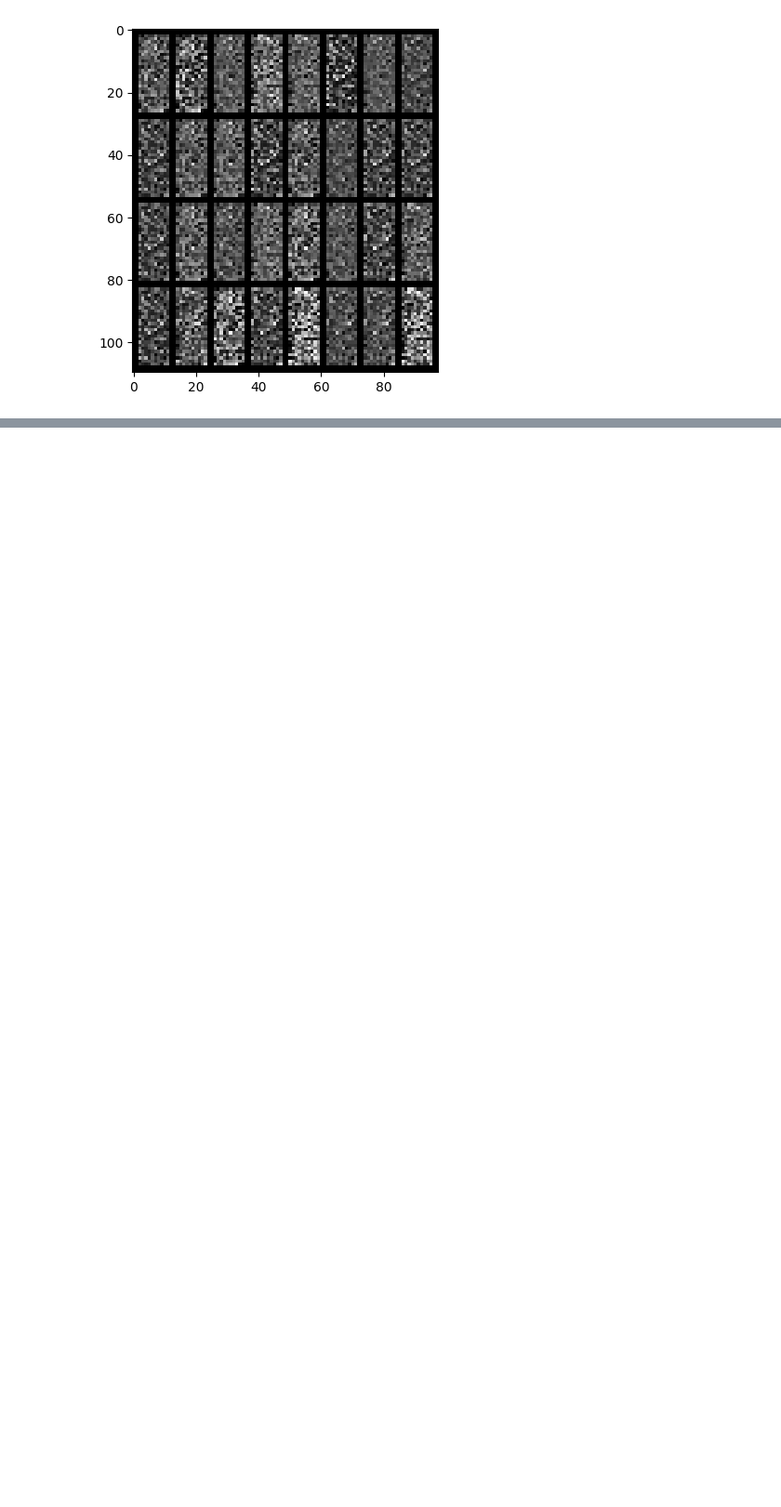
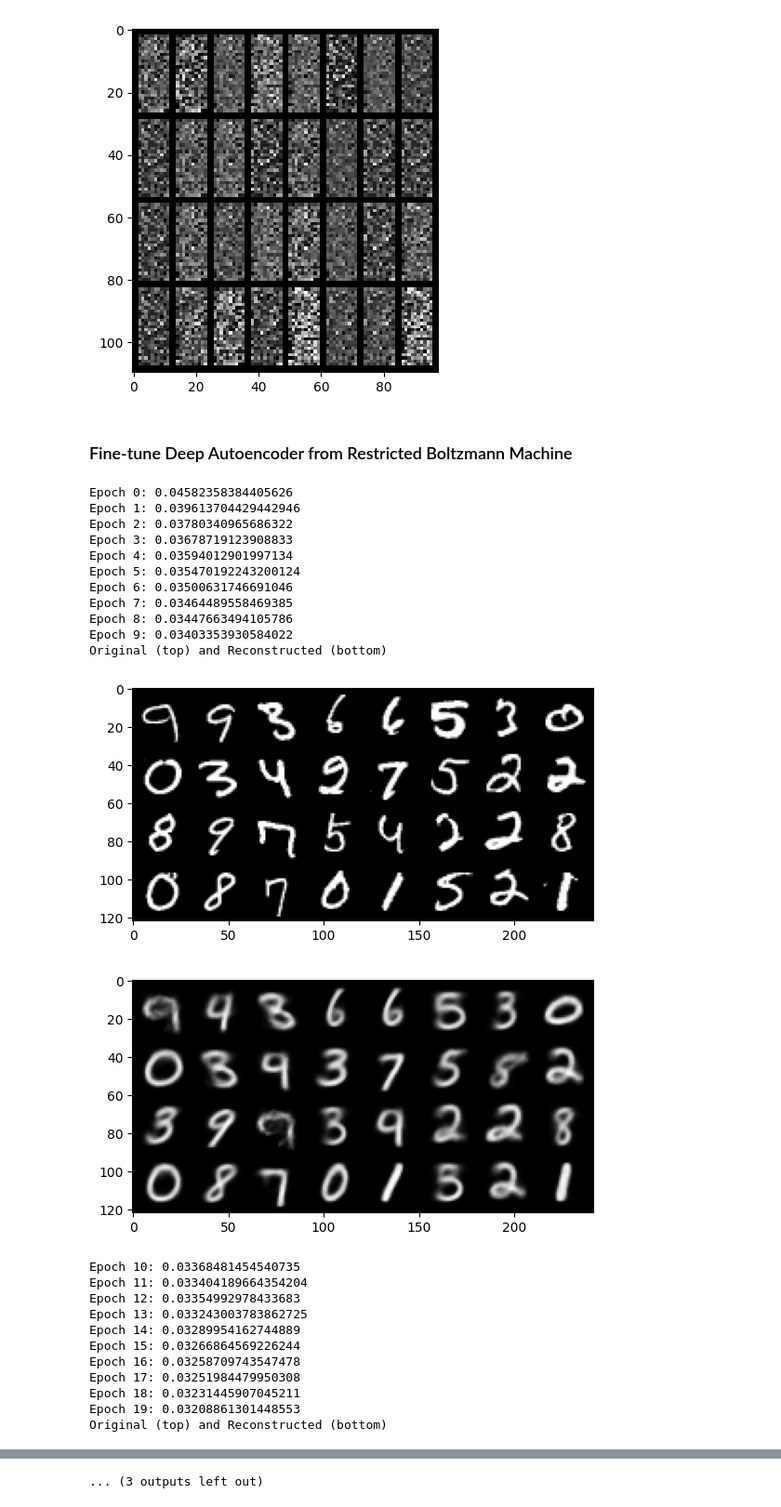
Before and after one commit to petkokp/ai-notebooks, a Jupyter notebook: dimensionality-reduction/dimensionality_reduction.ipynb, the cells around one changed output, grey strips where cells are left out. Shown at 93% size. Drawn from its saved outputs; the diff is of its cells as text; code cells hidden in the pictures; blank space fills up the shorter version.

Commit message:
fine tuned autoencoder

```diff
--- a/dimensionality-reduction/dimensionality_reduction.ipynb
+++ b/dimensionality-reduction/dimensionality_reduction.ipynb
@@ -328,3 +328,53 @@ Epoch 29: 0.12935148179531097
 Original (top) and Reconstructed (bottom)
 [figure]
 [figure]
+# %% [markdown]
+### Fine-tune Deep Autoencoder from Restricted Boltzmann Machine
+# %%
+from deep_autoencoder import DeepAutoencoder
+
+learning_rate = 1e-3
+deep_autoencoder = DeepAutoencoder(models)
+loss = nn.MSELoss()
+optimizer = optim.Adam(deep_autoencoder.parameters(), learning_rate)
+epochs = 50
+
+for epoch in range(epochs):
+    losses = []
+    for i, data_list in enumerate(train_dataloader_flat):
+        data = data_list[0]
+        v_pred = deep_autoencoder(data)
+        batch_loss = loss(data, v_pred)
+        losses.append(batch_loss.item())
+        optimizer.zero_grad()
+        batch_loss.backward()
+        optimizer.step()
+    running_loss = np.mean(losses)
+    print(f"Epoch {epoch}: {running_loss}")
+    if epoch % 10 == 9:
+        display_output(data, v_pred, v0_fname="./images/original_digits.png", vk_fname="./images/reconstructed_digits_dae.png")
+# %% [output]
+Epoch 0: 0.04582358384405626
+Epoch 1: 0.039613704429442946
+Epoch 2: 0.03780340965686322
+Epoch 3: 0.03678719123908833
+Epoch 4: 0.03594012901997134
+Epoch 5: 0.035470192243200124
+Epoch 6: 0.03500631746691046
+Epoch 7: 0.03464489558469385
+Epoch 8: 0.03447663494105786
+Epoch 9: 0.03403353930584022
+Original (top) and Reconstructed (bottom)
+[figure, added]
+[figure, added]
+Epoch 10: 0.03368481454540735
+Epoch 11: 0.033404189664354204
+Epoch 12: 0.03354992978433683
+Epoch 13: 0.033243003783862725
+Epoch 14: 0.03289954162744889
+Epoch 15: 0.03266864569226244
+Epoch 16: 0.03258709743547478
+Epoch 17: 0.03251984479950308
+Epoch 18: 0.03231445907045211
+Epoch 19: 0.03208861301448553
+Original (top) and Reconstructed (bottom)
@@ -330,0 +409 @@ Original (top) and Reconstructed (bottom)
+... (3 outputs left out)
```
Also changed, not shown: parts of 4 cells of this notebook, 1 other file.
